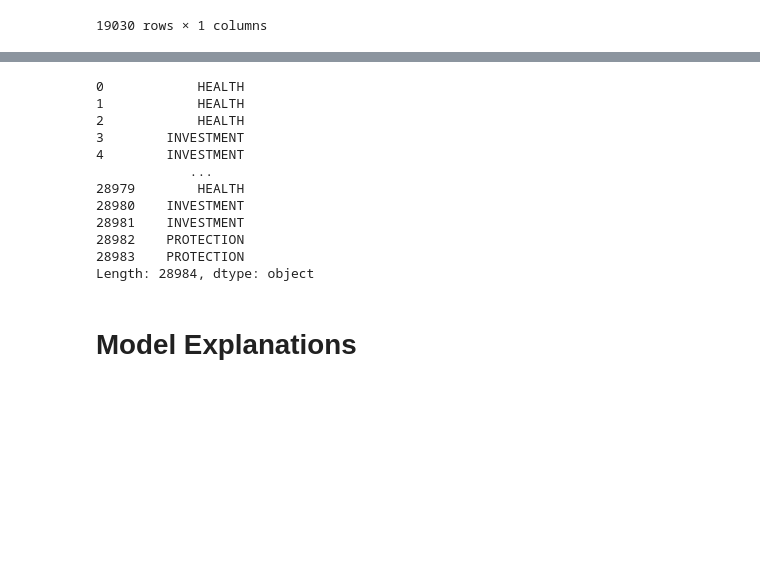
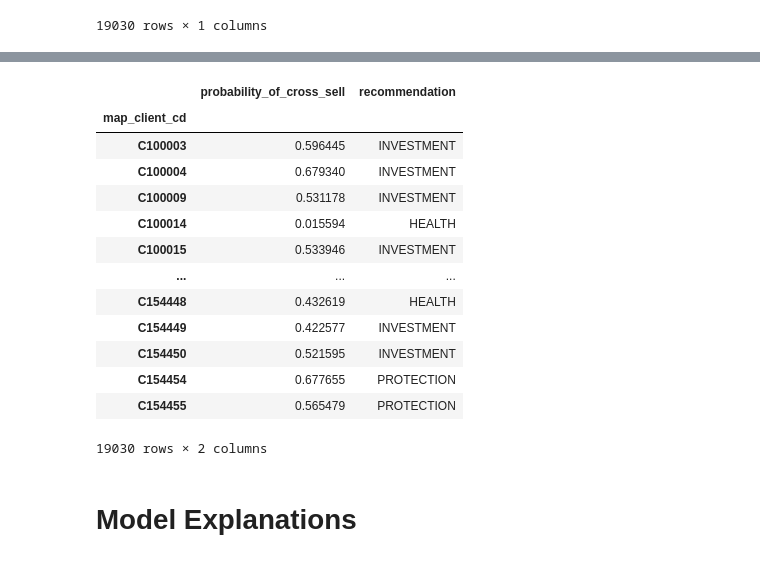
Before and after one commit to nisalr/datastorm-2.0-case-study, a Jupyter notebook: src/model-v1.ipynb, the cells around one changed output, grey strips where cells are left out. Saved outputs shown, nothing was run; the diff lists cells and outputs as text; code cells hidden in the pictures; blank space fills up the shorter version.

```diff
--- a/src/model-v1.ipynb
+++ b/src/model-v1.ipynb
@@ -1130,3 +664,5 @@ df_sub
+# %%
+df_sub_rec = df_pred.join(df_sub_rec, how='inner')
 # %%
 sub_y_prob_rec = model_rec.predict_proba(df_sub_rec)
 # %%
@@ -1138,19 +674,25 @@ pred_class['RETIREMENT'] = sub_y_prob_rec[4][:,1]
 # %%
 pred_class.columns = ['EDUCATION', 'HEALTH', 'INVESTMENT', 'PROTECTION', 'RETIREMENT']
 # %%
-df_sub_rec = pred_class.idxmax(axis=1)
+df_sub_rec['recommendation'] = pred_class.idxmax(axis=1).values
 # %%
-df_sub_rec
+df_sub_rec = df_sub_rec[['recommendation']]
-# %% [output]
-0            HEALTH
-1            HEALTH
-2            HEALTH
-3        INVESTMENT
-4        INVESTMENT
-            ...
-28979        HEALTH
-28980    INVESTMENT
-28981    INVESTMENT
-28982    PROTECTION
-28983    PROTECTION
-Length: 28984, dtype: object
+# %%
+df_sub_final = df_sub.join(df_sub_rec)
+# %%
+df_sub_final
+# %% [output]
+|  | probability_of_cross_sell | recommendation |
+| map_client_cd |  |  |
+| C100003 | 0.596445 | INVESTMENT |
+| C100004 | 0.679340 | INVESTMENT |
+| C100009 | 0.531178 | INVESTMENT |
+| C100014 | 0.015594 | HEALTH |
+| C100015 | 0.533946 | INVESTMENT |
+| ... | ... | ... |
+| C154448 | 0.432619 | HEALTH |
+| C154449 | 0.422577 | INVESTMENT |
+| C154450 | 0.521595 | INVESTMENT |
+| C154454 | 0.677655 | PROTECTION |
+| C154455 | 0.565479 | PROTECTION |
+19030 rows × 2 columns
```
Also changed, not shown: parts of 40 cells of this notebook.
